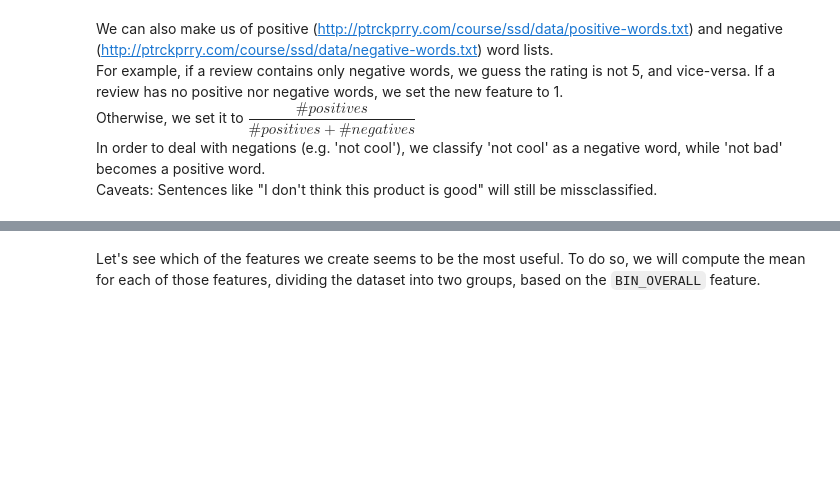
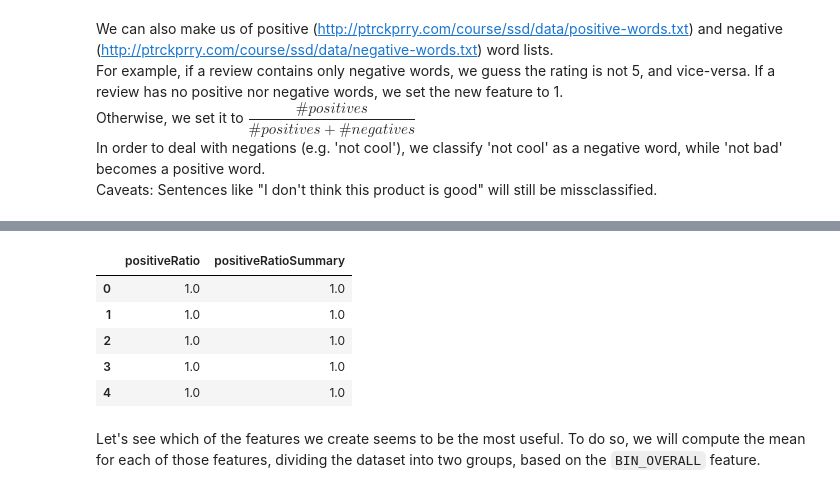
Before and after one commit to robich/dsfb, a Jupyter notebook: dsfb_project.ipynb, the cells around one changed output, grey strips where cells are left out. Cells and saved outputs as stored; diff of their text form; code cells hidden in the pictures; blank space fills up the shorter version.

```diff
--- a/dsfb_project.ipynb
+++ b/dsfb_project.ipynb
@@ -940,15 +949,14 @@ def count_word_occurences(row):
     pos = 0.
     neg = 0.
     for w in positive_words:
-        w = w.decode('utf-8')
+        #w = w.decode('utf-8')
         if w in row:
             if "not " + w in row:
                 neg += 1
             else:
                 pos += 1
     for w in negative_words:
-        print(w)
-        w = w.decode('utf-8')
+        #w = w.decode('utf-8')
         if w in row:
             if "not " + w in row:
                 pos += 1
@@ -965,3 +969,18 @@ df2["positiveRatioSummary"] = df2["summary"].apply(count_word_occurences)
+# %%
+def wordSentimentRatio(df):
+    df["positiveRatio"] = df["reviewText"].apply(count_word_occurences)
+    df["positiveRatioSummary"] = df["summary"].apply(count_word_occurences)
+
+wordSentimentRatio(df2)
+
+df2[["positiveRatio", "positiveRatioSummary"]].head()
+# %% [output]
+|  | positiveRatio | positiveRatioSummary |
+| 0 | 1.0 | 1.0 |
+| 1 | 1.0 | 1.0 |
+| 2 | 1.0 | 1.0 |
+| 3 | 1.0 | 1.0 |
+| 4 | 1.0 | 1.0 |
 # %% [markdown]
 Let's see which of the features we create seems to be the most useful. To do so, we will compute the mean for each of those features, dividing the dataset into two groups, based on the `BIN_OVERALL` feature.
 # %%
```
Also changed, not shown: parts of 84 cells of this notebook, 6 other files.
